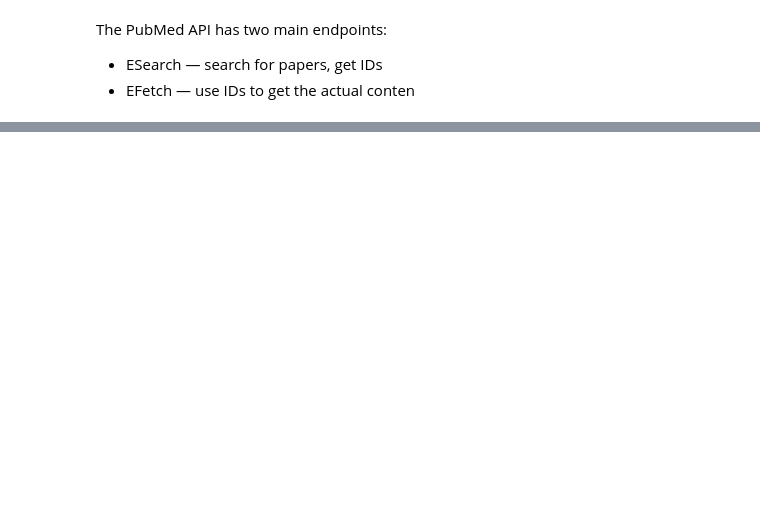
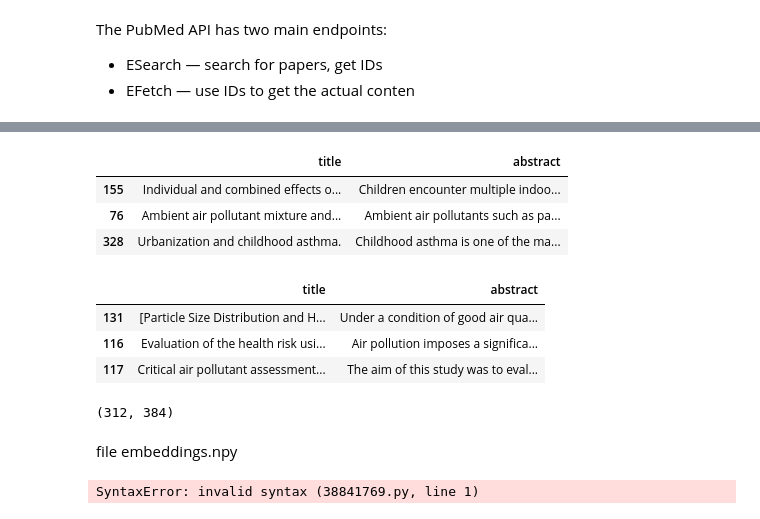
Before and after one commit to chandlershortlidge/end-to-end-project, a Jupyter notebook: notebooks/api.ipynb, the cells around one changed output, grey strips where cells are left out. Cells and saved outputs as stored; diff of their text form; code cells hidden in the pictures; blank space fills up the shorter version.

```diff
--- a/notebooks/api.ipynb
+++ b/notebooks/api.ipynb
@@ -92,0 +165,14 @@ ABSTRACT: Intracerebral haemorrhage (ICH) is a rapidly fatal cerebrovascular cat
+# %%
+search_papers("children air polution")
+# %% [output]
+|  | title | abstract |
+| 155 | Individual and combined effects o... | Children encounter multiple indoo... |
+| 76 | Ambient air pollutant mixture and... | Ambient air pollutants such as pa... |
+| 328 | Urbanization and childhood asthma. | Childhood asthma is one of the ma... |
+# %%
+search_papers("AQI danger")
+# %% [output]
+|  | title | abstract |
+| 131 | [Particle Size Distribution and H... | Under a condition of good air qua... |
+| 116 | Evaluation of the health risk usi... | Air pollution imposes a significa... |
+| 117 | Critical air pollutant assessment... | The aim of this study was to eval... |
@@ -92,0 +182,11 @@ ABSTRACT: Intracerebral haemorrhage (ICH) is a rapidly fatal cerebrovascular cat
+# %%
+test = np.load('embeddings.npy')
+print(test.shape)
+# %% [output]
+(312, 384)
+# %% [markdown]
+file embeddings.npy
+# %%
+file embeddings.npy
+# %% [output]
+SyntaxError: invalid syntax (38841769.py, line 1)
```
Also changed, not shown: parts of 17 cells of this notebook, 14 other files.
